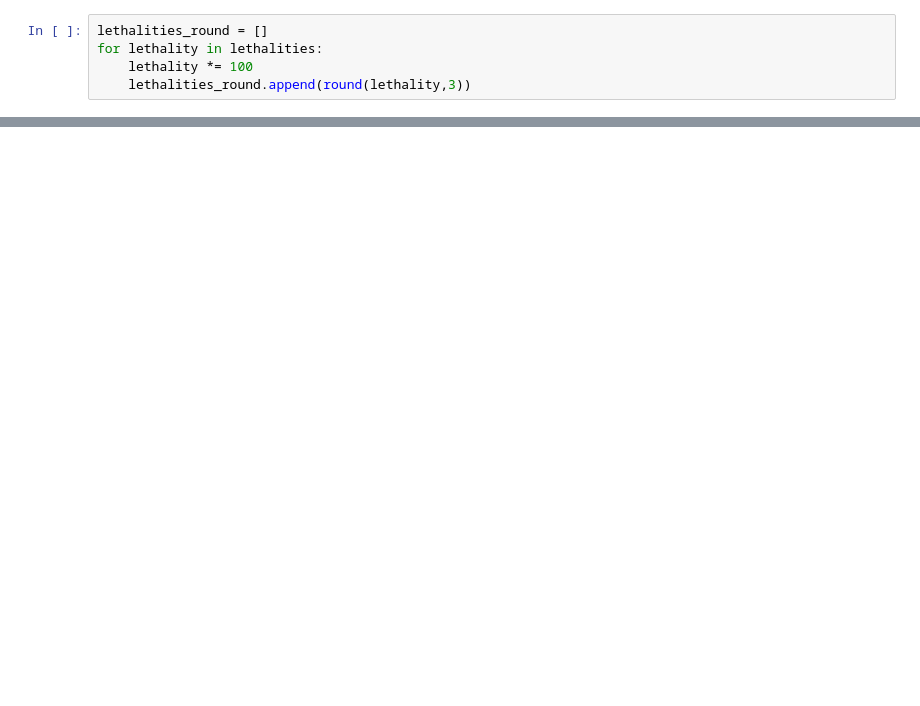
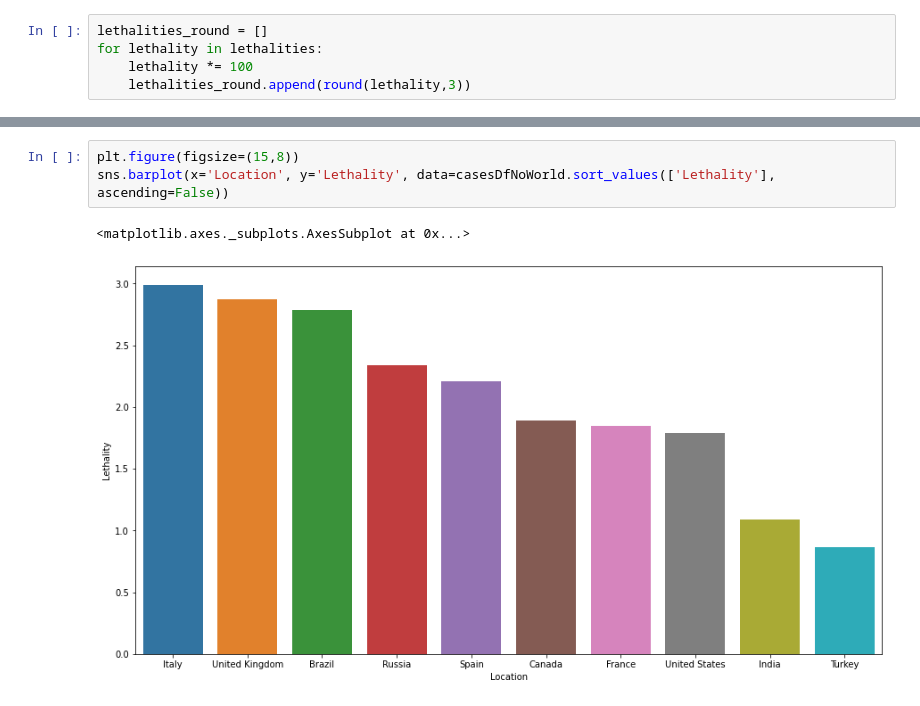
Before and after one commit to guidsantos/analyzeCovidTotalCases, a Jupyter notebook: index.ipynb, the cells around one changed output, grey strips where cells are left out. Cells and saved outputs as stored; diff of their text form; blank space fills up the shorter version.

```diff
--- a/index.ipynb
+++ b/index.ipynb
@@ -182,0 +212,6 @@ casesDfFiltered
+# %%
+plt.figure(figsize=(15,8))
+sns.barplot(x='Location', y='Lethality', data=casesDfNoWorld.sort_values(['Lethality'], ascending=False))
+# %% [output]
+<matplotlib.axes._subplots.AxesSubplot at 0x...>
+[figure, added]
```
Also changed, not shown: parts of 47 cells of this notebook.
